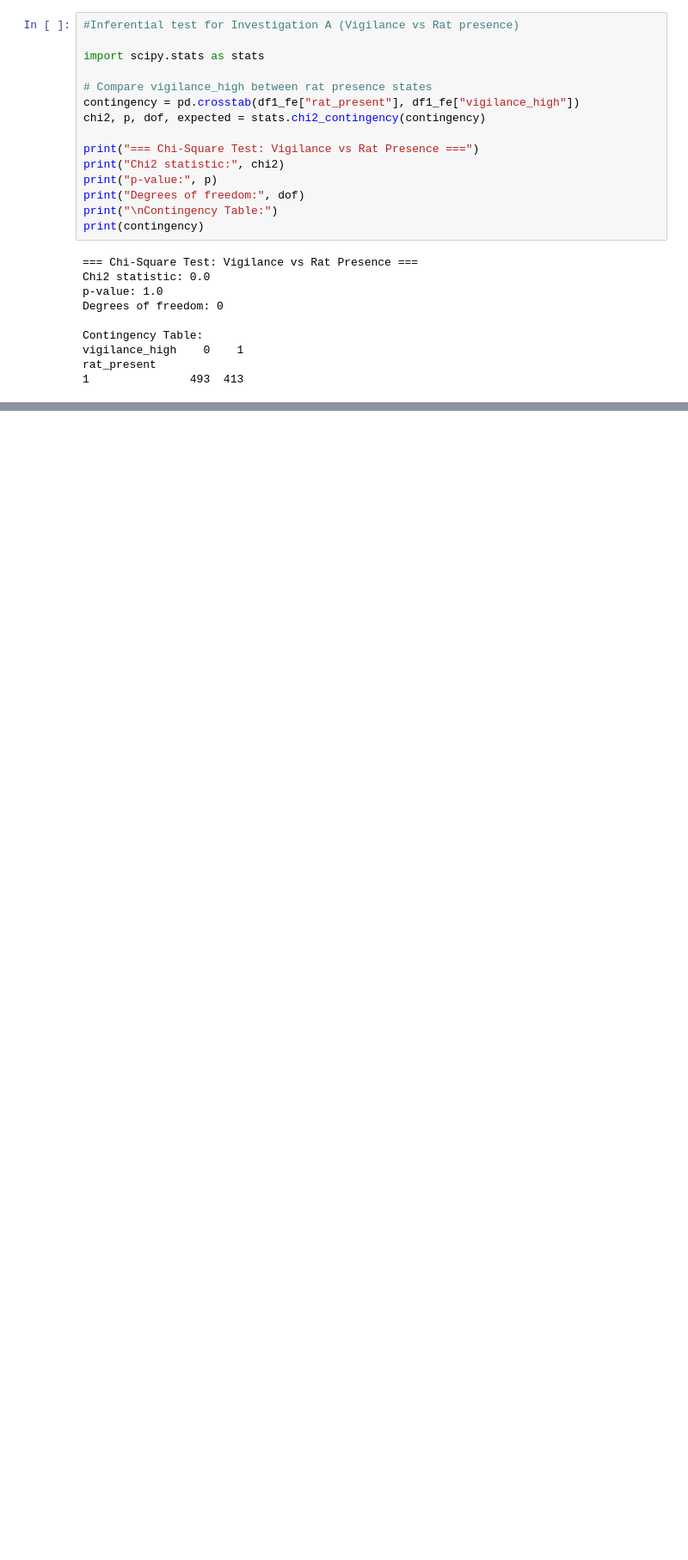
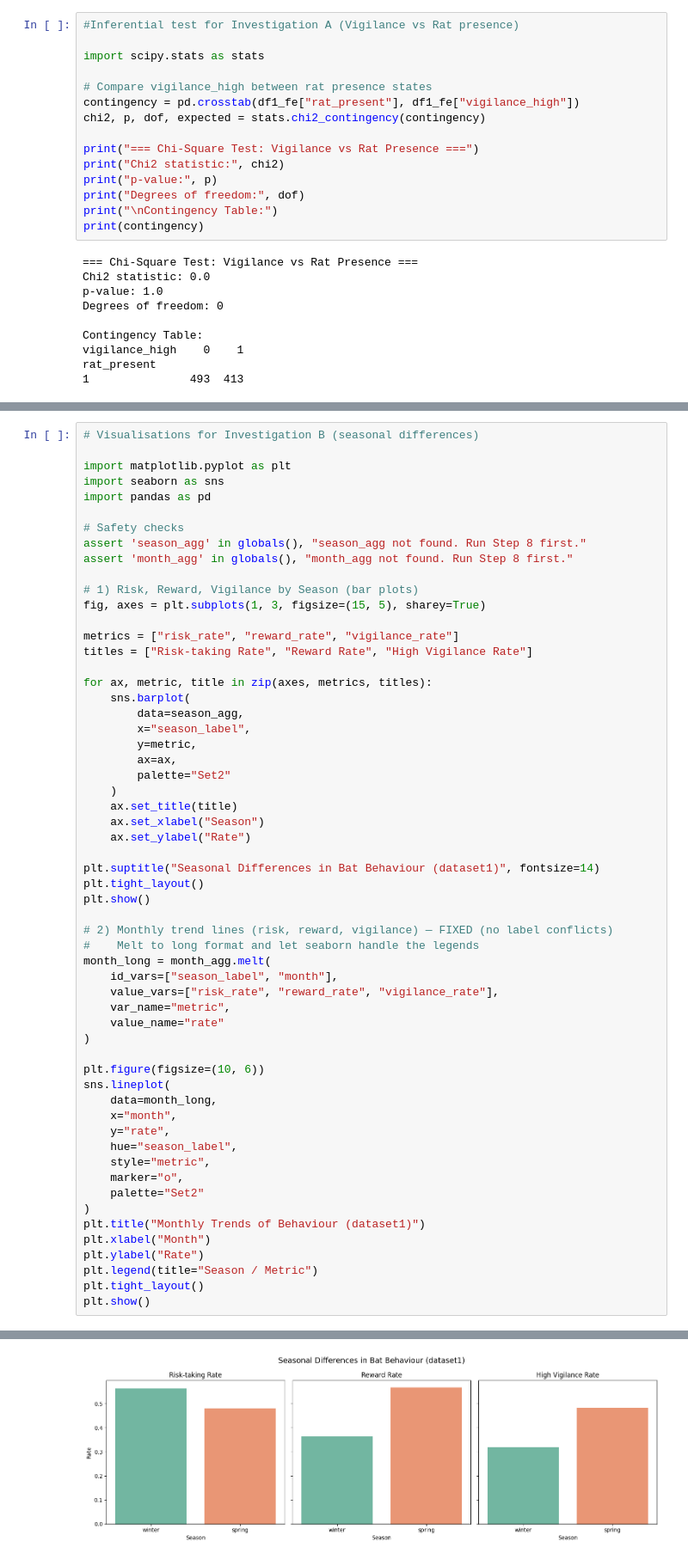
Before and after one commit to Harinder-cdu/HIT410-group54, a Jupyter notebook: bat_vs_rat.ipynb, the cells around one changed output, grey strips where cells are left out. Shown: that part at 86% size. Drawn from its saved outputs; the diff is of its cells as text; blank space fills up the shorter version.

```diff
--- a/bat_vs_rat.ipynb
+++ b/bat_vs_rat.ipynb
@@ -538,0 +599,59 @@ rat_present
+# %%
+# Visualisations for Investigation B (seasonal differences)
+
+import matplotlib.pyplot as plt
+import seaborn as sns
+import pandas as pd
+
+# Safety checks
+assert 'season_agg' in globals(), "season_agg not found. Run Step 8 first."
+assert 'month_agg' in globals(), "month_agg not found. Run Step 8 first."
+
+# 1) Risk, Reward, Vigilance by Season (bar plots)
+fig, axes = plt.subplots(1, 3, figsize=(15, 5), sharey=True)
+
+metrics = ["risk_rate", "reward_rate", "vigilance_rate"]
+titles = ["Risk-taking Rate", "Reward Rate", "High Vigilance Rate"]
+
+for ax, metric, title in zip(axes, metrics, titles):
+    sns.barplot(
+        data=season_agg,
+        x="season_label",
+        y=metric,
+        ax=ax,
+        palette="Set2"
+    )
+    ax.set_title(title)
+    ax.set_xlabel("Season")
+    ax.set_ylabel("Rate")
+
+plt.suptitle("Seasonal Differences in Bat Behaviour (dataset1)", fontsize=14)
+plt.tight_layout()
+plt.show()
+
+# 2) Monthly trend lines (risk, reward, vigilance) — FIXED (no label conflicts)
+#    Melt to long format and let seaborn handle the legends
+month_long = month_agg.melt(
+    id_vars=["season_label", "month"],
+    value_vars=["risk_rate", "reward_rate", "vigilance_rate"],
+    var_name="metric",
+    value_name="rate"
+)
+
+plt.figure(figsize=(10, 6))
+sns.lineplot(
+    data=month_long,
+    x="month",
+    y="rate",
+    hue="season_label",
+    style="metric",
+    marker="o",
+    palette="Set2"
+)
+plt.title("Monthly Trends of Behaviour (dataset1)")
+plt.xlabel("Month")
+plt.ylabel("Rate")
+plt.legend(title="Season / Metric")
+plt.tight_layout()
+plt.show()
+# %% [output]
@@ -538,0 +669 @@ rat_present
+[figure, added]
```
Also changed, not shown: parts of 3 cells of this notebook.
